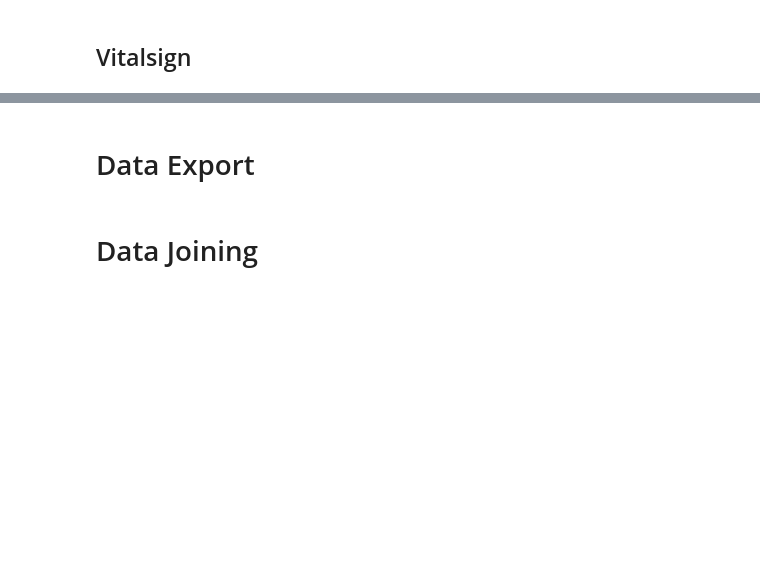
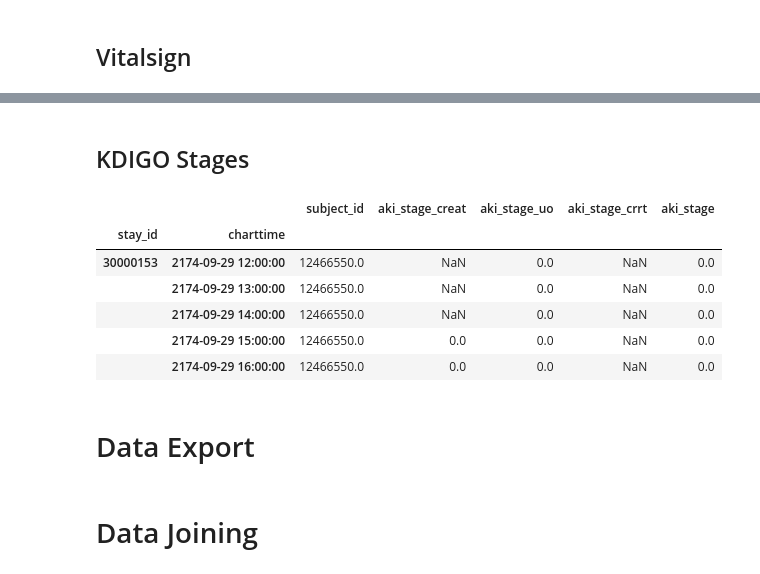
Before and after one commit to aegis301/MIMICTimeSeries, a Jupyter notebook: DataPreparation.ipynb, the cells around one changed output, grey strips where cells are left out. Cells and saved outputs as stored; diff of their text form; code cells hidden in the pictures; blank space fills up the shorter version.

```diff
--- a/DataPreparation.ipynb
+++ b/DataPreparation.ipynb
@@ -568,6 +583,19 @@ vitalsign_resampled.head()
 |  | 2174-09-29 14:00:00 | 12466550.0 | 83.0 | 131.0 | 61.0 | 80.0 | 113.0 | 77.0 | 84.0 | 16.0 | ... |
 |  | 2174-09-29 15:00:00 | 12466550.0 | 92.0 | 123.0 | 65.0 | 84.0 | 113.0 | 77.0 | 84.0 | 14.0 | ... |
 |  | 2174-09-29 16:00:00 | 12466550.0 | 83.0 | 109.0 | 55.0 | 71.0 | 113.0 | 77.0 | 84.0 | 16.0 | ... |
+# %% [markdown]
+## KDIGO Stages
+# %%
+kdigo_resampled = resample_df(kdigo, demographics, cohort_stay_ids, sample_indicator="subject_id", time_indicator="charttime", resample_method="max")
+kdigo_resampled.head()
+# %% [output]
+|  |  | subject_id | aki_stage_creat | aki_stage_uo | aki_stage_crrt | aki_stage |
+| stay_id | charttime |  |  |  |  |  |
+| 30000153 | 2174-09-29 12:00:00 | 12466550.0 | NaN | 0.0 | NaN | 0.0 |
+|  | 2174-09-29 13:00:00 | 12466550.0 | NaN | 0.0 | NaN | 0.0 |
+|  | 2174-09-29 14:00:00 | 12466550.0 | NaN | 0.0 | NaN | 0.0 |
+|  | 2174-09-29 15:00:00 | 12466550.0 | 0.0 | 0.0 | NaN | 0.0 |
+|  | 2174-09-29 16:00:00 | 12466550.0 | 0.0 | 0.0 | NaN | 0.0 |
 # %% [markdown]
 # Data Export
 # %%
```
Also changed, not shown: parts of 9 cells of this notebook.
